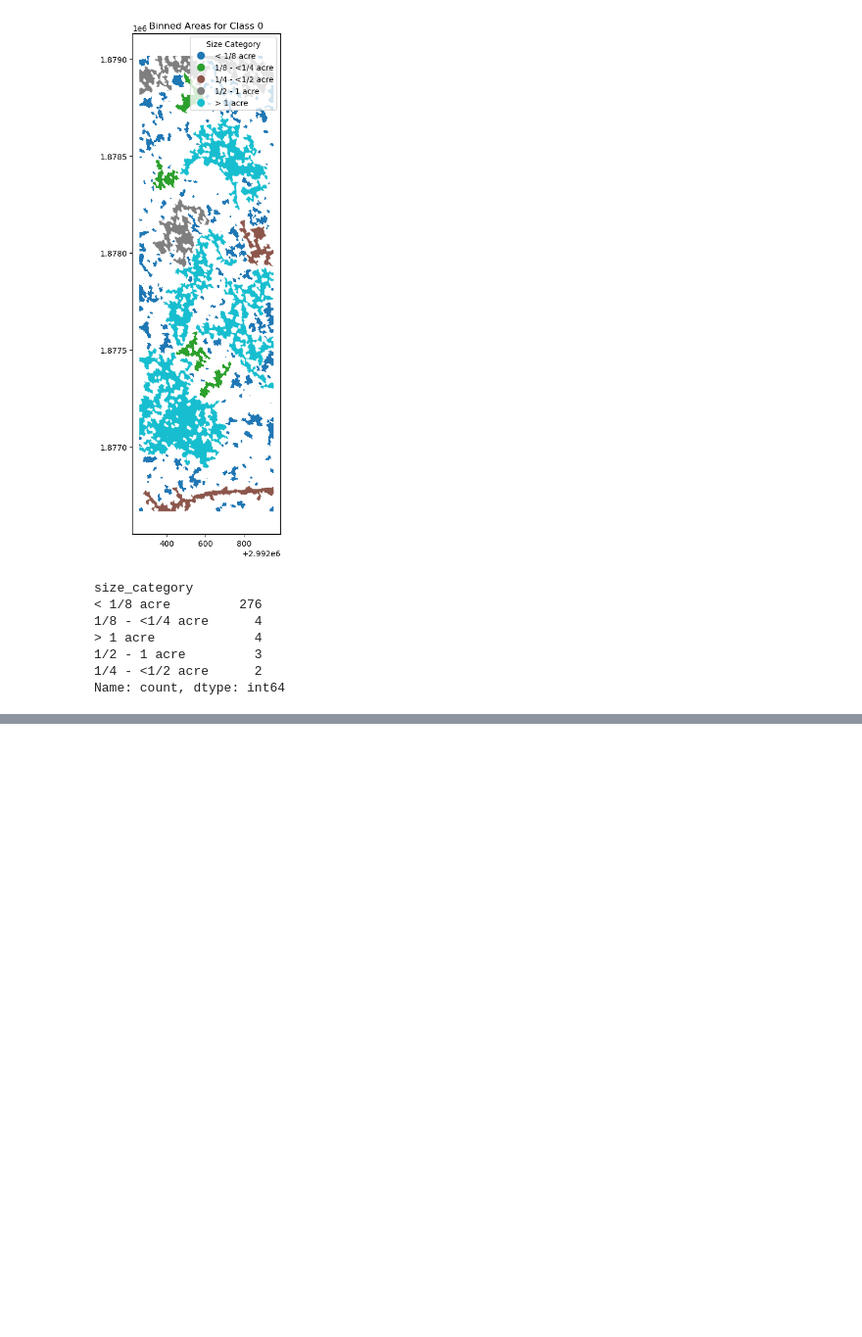
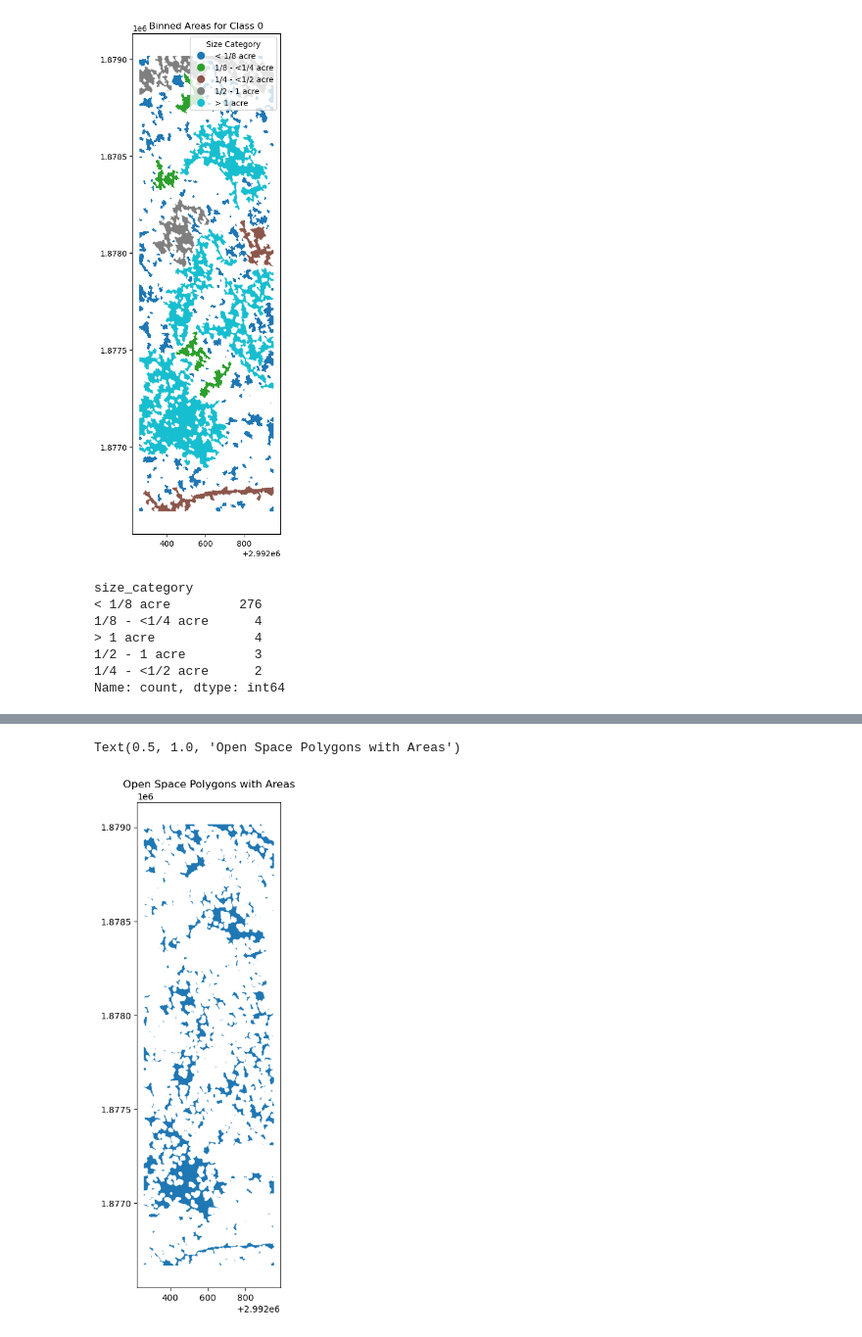
Before and after one commit to earthlab-education/treebeard, a Jupyter notebook: notebooks/classify_polygons.ipynb, the cells around one changed output, grey strips where cells are left out. Shown at 98% size. Cells and saved outputs as stored; diff of their text form; code cells hidden in the pictures; blank space fills up the shorter version.

```diff
--- a/notebooks/classify_polygons.ipynb
+++ b/notebooks/classify_polygons.ipynb
@@ -421,0 +285,14 @@ Name: count, dtype: int64
+# %%
+def classless_multipolygons_to_polygons(gdf):
+    polygons = []
+    for idx, row in gdf.iterrows():
+        if isinstance(row.geometry, MultiPolygon):
+            for poly in row.geometry.geoms:
+                polygons.append(poly)
+        else:
+            polygons.append(row.geometry)
+    return gpd.GeoDataFrame({'geometry': polygons}, crs=gdf.crs)
+
+openspace_gdf3 = classless_multipolygons_to_polygons(openspace_gdf2)
+# %%
+openspace_gdf3['area_acres'] = openspace_gdf2.area / 43560
@@ -421,0 +315,8 @@ Name: count, dtype: int64
+# %%
+# plot
+fig, ax = plt.subplots(figsize=(10, 10))
+openspace_gdf3.plot(ax=ax)
+plt.title("Open Space Polygons with Areas")
+# %% [output]
+Text(0.5, 1.0, 'Open Space Polygons with Areas')
+[figure, added]
```
Also changed, not shown: parts of 16 cells of this notebook, 1 other file.
